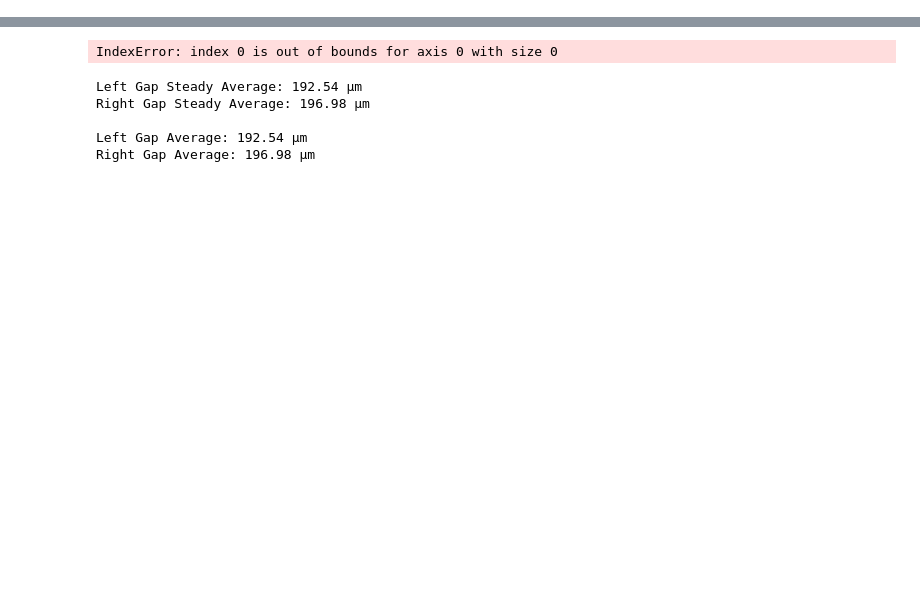
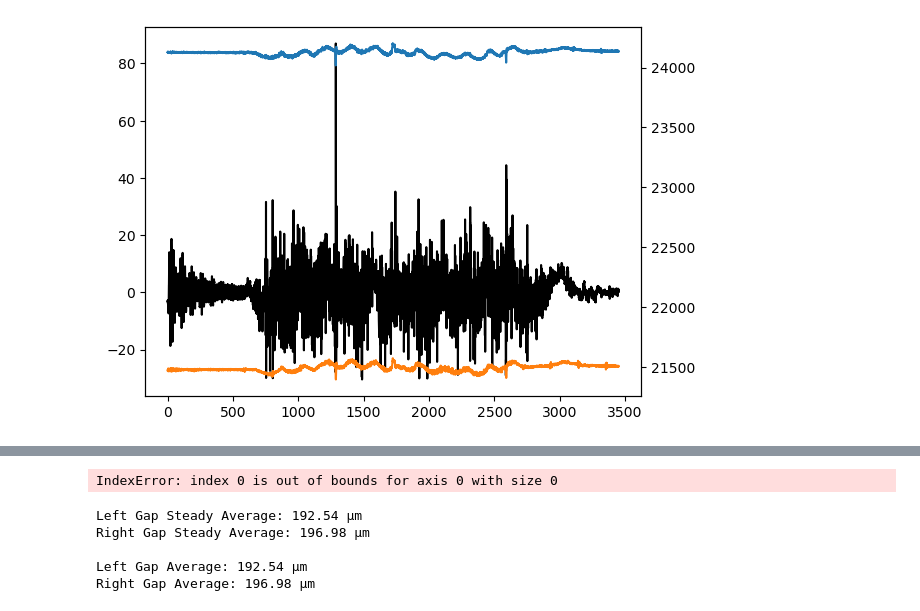
Before and after one commit to AetheRZX/cheng_lab, a Jupyter notebook: Code/lubricant_updated.ipynb, the cells around one changed output, grey strips where cells are left out. Saved outputs shown, nothing was run; the diff lists cells and outputs as text; code cells hidden in the pictures; blank space fills up the shorter version.

```diff
--- a/Code/lubricant_updated.ipynb
+++ b/Code/lubricant_updated.ipynb
@@ -100,0 +69,26 @@ plt.savefig(f'{data_file}.png')
+# %%
+bound = 400
+left_gap = df["Left Gap [μm]"].to_numpy()
+peaks, _ = find_peaks(left_gap)
+
+peaks = sorted(peaks, key=lambda x: left_gap[x], reverse=True)
+outlier_index = np.sort(peaks[:2]) # Sort ensures the 0 index is the left point
+
+start_index, end_index = outlier_index[0] + bound, outlier_index[1] - bound *5 # Take the bound away from the file
+
+
+fig, ax1 = plt.subplots()
+
+df = df.slice(start_index, end_index)
+
+x_data = pl.Series("Axial Distance [mm]", np.arange(0, df.shape[0]) * data_point_length) * 1000
+ax1.plot(x_data, df["Load [N]"], color='k')
+
+ax2 = ax1.twinx()
+
+ax2.plot(x_data, df["Left Gap [\u03bcm]"])
+ax2.plot(x_data, df["Right Gap [\u03bcm]"])
+save_path =  data_file.parent / Path('Cut') / f"{data_file.name}.png"
+plt.savefig(save_path)
+# %% [output]
+[figure, added]
```
Also changed, not shown: parts of 13 cells of this notebook, 20 other files.
